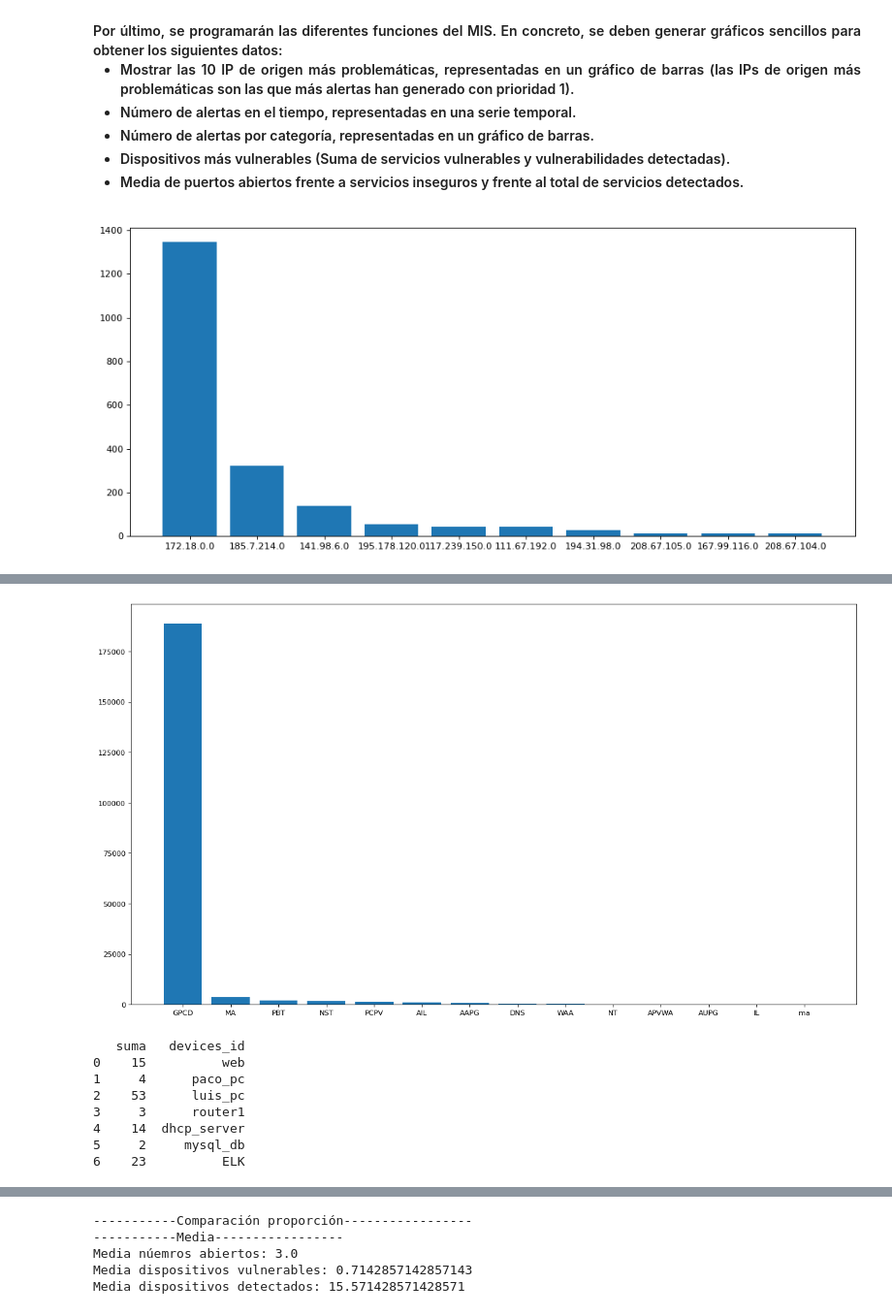
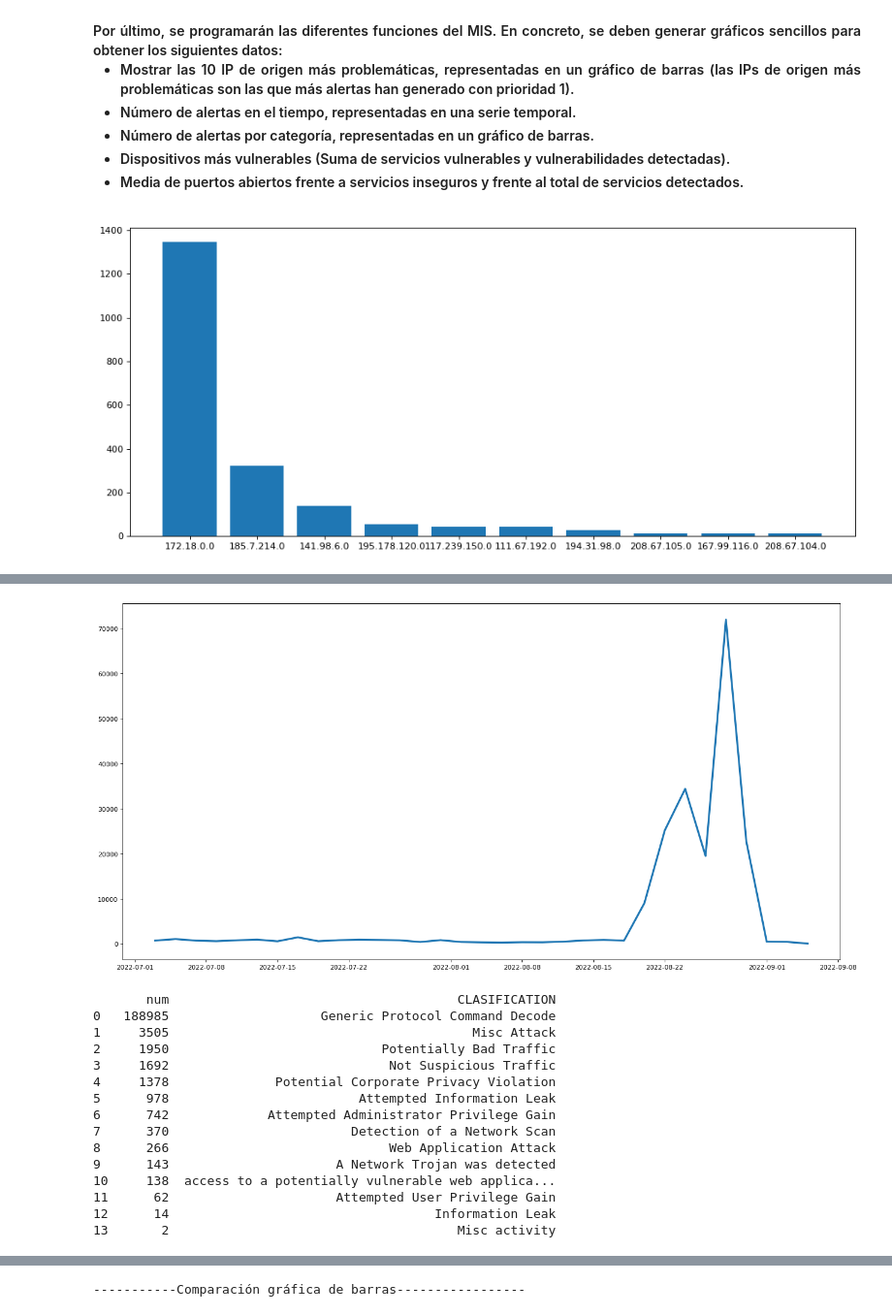
Before and after one commit to iiivaaaann/Sistemas_Informacion, a Jupyter notebook: Memoria.ipynb, the cells around one changed output, grey strips where cells are left out. Shown: that part at 97% size. Cells and saved outputs as stored; diff of their text form; code cells hidden in the pictures.

Commit message:
Ejercicio 4.2 hecho, group by 2D

```diff
--- a/Memoria.ipynb
+++ b/Memoria.ipynb
@@ -400,7 +328,7 @@ Máximo: 362166  Mínimo: 1
 
 </h4>
 # %%
-def ejercicio4(): #Falta el ultimo apartado.
+def ejercicio4():
     #1. Mostrar las 10 IP de origen más problemáticas, representadas en un gráfico de barras (las IPs de origen más problemáticas son las que más alertas han generado con prioridad 1).
     #df=pd.read_sql_query("SELECT COUNT(*) as num, origen FROM ALERTS WHERE priority = 1 GROUP BY origen ORDER BY num desc",conexion)
     df=pd.read_sql_query("SELECT COUNT(*) as num, origen AS origen FROM ALERTS WHERE priority = 1 GROUP BY origen ORDER BY num desc",conexion)
@@ -412,9 +340,13 @@ def ejercicio4(): #Falta el ultimo apartado.
     plt.show()
     plt.close("all")
     #2. Número de alertas en el tiempo, representadas en una serie temporal.
-    df=pd.read_sql_query("SELECT time as time FROM ALERTS ",conexion)
-    df.index=df['time']
-    print(df)
+    df=pd.read_sql_query("SELECT * FROM ALERTS", conexion)
+    df['TIME'] = pd.to_datetime(df['TIME'])
+    df_agrupado_2dias = df.groupby(pd.Grouper(key='TIME', freq='2D')).size().reset_index(name='COUNT')
+    print(df_agrupado_2dias)
+    plt.figure(num=None, figsize=(20, 10), dpi=80, facecolor='w', edgecolor='k')
+    plt.plot(df_agrupado_2dias["TIME"], df_agrupado_2dias["COUNT"], linewidth=3)
+    plt.show()
     #3. Número de alertas por categoría, representadas en un gráfico de barras.
     df=pd.read_sql_query("SELECT COUNT(*) as num, clasification FROM ALERTS GROUP BY clasification ORDER BY num desc ",conexion)
     print(df)
@@ -490,9 +422,16 @@ time
-[figure, old version]
+[figure, new version]
-   suma   devices_id
-0    15          web
-1     4      paco_pc
-2    53      luis_pc
-3     3      router1
-4    14  dhcp_server
-5     2     mysql_db
-6    23          ELK
+       num                                      CLASIFICATION
+0   188985                    Generic Protocol Command Decode
+1     3505                                        Misc Attack
+2     1950                            Potentially Bad Traffic
+3     1692                             Not Suspicious Traffic
+4     1378              Potential Corporate Privacy Violation
+5      978                         Attempted Information Leak
+6      742             Attempted Administrator Privilege Gain
+7      370                        Detection of a Network Scan
+8      266                             Web Application Attack
+9      143                      A Network Trojan was detected
+10     138  access to a potentially vulnerable web applica...
+11      62                      Attempted User Privilege Gain
+12      14                                   Information Leak
+13       2                                      Misc activity
@@ -502,5 +448 @@ time
------------Comparación proporción-----------------
------------Media-----------------
-Media núemros abiertos: 3.0
-Media dispositivos vulnerables: 0.7142857142857143
-Media dispositivos detectados: 15.571428571428571
+-----------Comparación gráfica de barras-----------------
```
Also changed, not shown: parts of 5 cells of this notebook, 1 other file.
